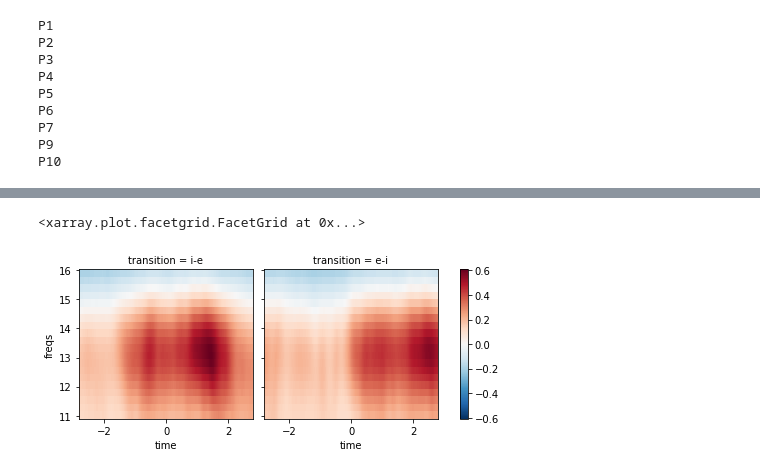
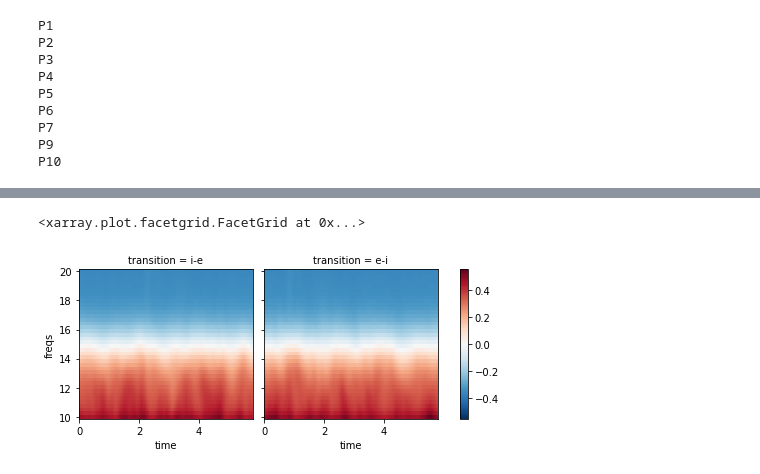
Before and after one commit to ValentinGhibaudo/Sleep_EEG_Respi, a Jupyter notebook: erp_rsp_spindle.ipynb, the cells around one changed output, grey strips where cells are left out. Saved outputs shown, nothing was run; the diff lists cells and outputs as text; code cells hidden in the pictures.

```diff
--- a/erp_rsp_spindle.ipynb
+++ b/erp_rsp_spindle.ipynb
@@ -51,3 +53,5 @@ rsp
 | 3305 | P10 | 3353678 | 3353963 | 13100.304688 | 13101.417969 | 3.203125 | 1.113281 | ... |
 | 3306 | P10 | 3354498 | 3354803 | 13103.507812 | 13104.699219 | 3.144531 | 1.191406 | ... |
 32430 rows × 9 columns
+# %%
+rsp_spindled = rsp[rsp['event'] == 1]
@@ -54,5 +74,5 @@ rsp
 # %%
-half_window_size = round(rsp['exp_duration'].quantile(0.75), 1) # les fenetres comprendront la majorité du cycle respi
+half_window_size = round(rsp_spindled['exp_duration'].quantile(0.75), 1) # les fenetres comprendront la majorité du cycle respi
 half_wsize_points = int(half_window_size * srate)
 # %%
 half_wsize_points
@@ -108,46 +170,43 @@ min_n_cycles_to_compute
 # %% [output]
 430
 # %%
-srate = 128
-
+wsize_in_points = df_slices['wsize ei'].unique()[0]
 da_erp = None
 
 for participant_idx, participant in enumerate(participants):
     print(participant)
 
-    rsp_participant = rsp[(rsp['participant'] == participant) & (rsp['event'] == 1)].reset_index(drop=True)
+    slices_participant = df_slices[(df_slices['participant'] == participant)].reset_index(drop = True)
 
     da_participant = da.sel(participant = participant).dropna(dim = 'time')
 
     for transition_idx, transition in enumerate(['i-e','e-i']):
 
         if transition == 'i-e':
-            timings = list(rsp_participant['expi_time'])
+            timings = slices_participant.loc[:,['start ie','stop ie']]
         elif transition == 'e-i':
-            timings = list(rsp_participant['inspi_time'])
+            timings = slices_participant.loc[:,['start ei','stop ei']]
 
-        for cycle, timing in enumerate(timings):
+        for cycle, timing in timings.iterrows():
             if cycle == min_n_cycles_to_compute:
                 break
 
-            start_t = round(timing, 2) - half_window_size
+            if transition == 'i-e':
+                start = timing['start ie']
+                stop = timing['stop ie']
 
-            if start_t <= 0:
-                continue
-            stop_t = start_t + half_window_size*2
+            elif transition == 'e-i':
+                start = timing['start ei']
+                stop = timing['stop ei']
 
-            wsize_in_points = int(half_wsize_points*2)
-            start_idx = int(start_t * srate)
-            stop_idx = start_idx + wsize_in_points
-
-            # print(stop_idx - start_idx)
-
-            tf_sliced = da_participant[  : , start_idx:stop_idx].values
+            tf_sliced = da_participant[  : , start:stop].values
 
             if da_erp is None:
-                da_erp = gh.init_da({'participant':participants, 'cycle':np.arange(0,min_n_cycles_to_compute,1), 'transition':['i-e','e-i'] , 'freqs':da.coords['freqs'] , 'time':np.arange(0, wsize_in_points, 1)})
+                da_erp = gh.init_da({'normalisation':['raw','normal'], 'participant':participants, 'cycle':np.arange(0,min_n_cycles_to_compute,1), 'transition':['i-e','e-i'] , 'freqs':da.coords['freqs'] , 'time':np.arange(0, wsize_in_points, 1)})
 
-            da_erp[participant_idx, cycle , transition_idx  , : , :] = tf_sliced
+            da_erp[0, participant_idx, cycle , transition_idx  , : , :] = tf_sliced
+    erp_participant = da_erp.loc['raw',participant,:,:,:,:].values
+    da_erp.loc['normal',participant,:,:,:,:] = (erp_participant - np.mean(erp_participant)) / np.std(erp_participant)
 # %% [output]
 P1
 P2
@@ -181,7 +240,5 @@ array([[[[[1.06494006e+03, 9.80243408e+02, 9.02198914e+02, ...,
 # %%
-da_erp = da_erp.assign_coords({'time':da_erp.coords['time']/srate - half_window_size})
-da_erp = xr.concat([da_erp , (da_erp - np.mean(da_erp)) / np.std(da_erp)], dim = 'normalisation')
-da_erp = da_erp.assign_coords({'normalisation':['raw','normal']})
+da_erp = da_erp.assign_coords({'time':da_erp.coords['time']/srate})
 # %%
 da_erp
 # %% [output]
@@ -210,8 +272,8 @@ da_erp.mean('cycle').loc['normal',:,:,11:16,:].plot.pcolormesh(x='time', col = '
 # %%
-da_erp.mean(['participant','cycle']).loc['normal',:,11:16,:].plot.pcolormesh(x='time', col = 'transition')
+da_erp.mean(['participant','cycle']).loc['normal',:,:,:].plot.pcolormesh(x='time', col = 'transition')
 # %% [output]
 <xarray.plot.facetgrid.FacetGrid at 0x...>
-[figure, old version]
+[figure, new version]
 # %%
 da_erp.mean(['participant','cycle']).loc['normal',:,11:16,:].mean('freqs').plot.line(x='time', col = 'transition')
 # %% [output]
```
Also changed, not shown: parts of 14 cells of this notebook, 2 other files.
